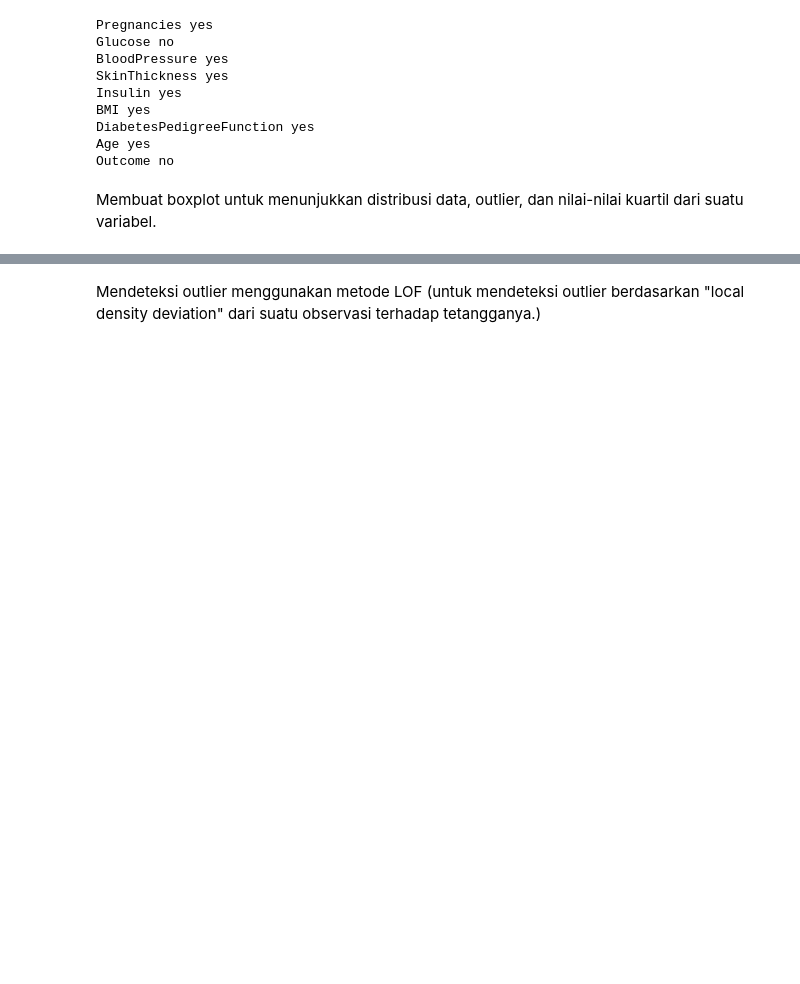
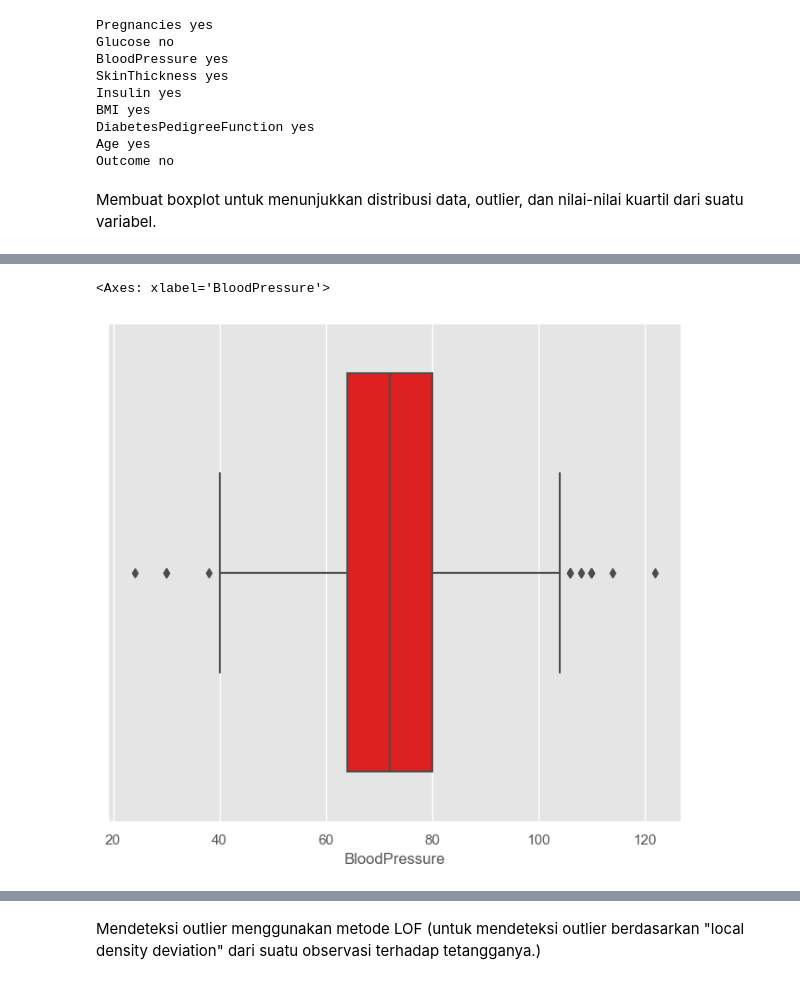
Before and after one commit to aansyawaluddin/DM-ML24-ProjeckTask, a Jupyter notebook: Diabetes_Prediction_Using_ML (New).ipynb, the cells around one changed output, grey strips where cells are left out. Drawn from its saved outputs; the diff is of its cells as text; code cells hidden in the pictures; blank space fills up the shorter version.

```diff
--- a/Diabetes_Prediction_Using_ML (New).ipynb
+++ b/Diabetes_Prediction_Using_ML (New).ipynb
@@ -399,0 +365,6 @@ sns.boxplot(x= df["Insulin"], color="red")
+# %%
+plt.figure(figsize=(8,7))
+sns.boxplot(x= df["BloodPressure"], color="red")
+# %% [output]
+<Axes: xlabel='BloodPressure'>
+[figure, added]
```
Also changed, not shown: parts of 83 cells of this notebook, 3 other files.
